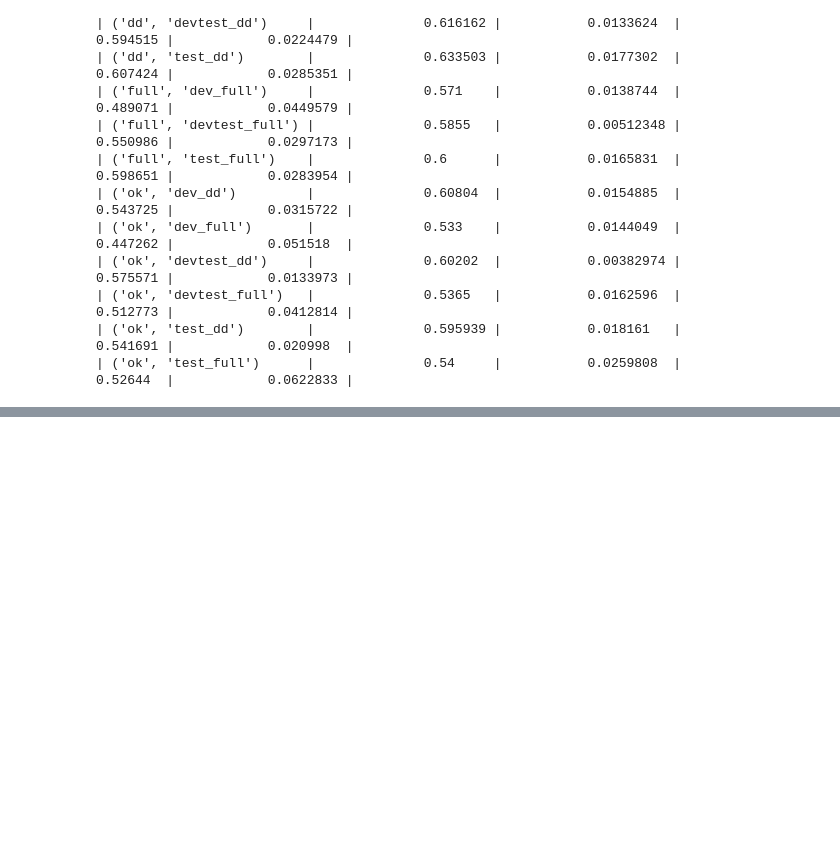
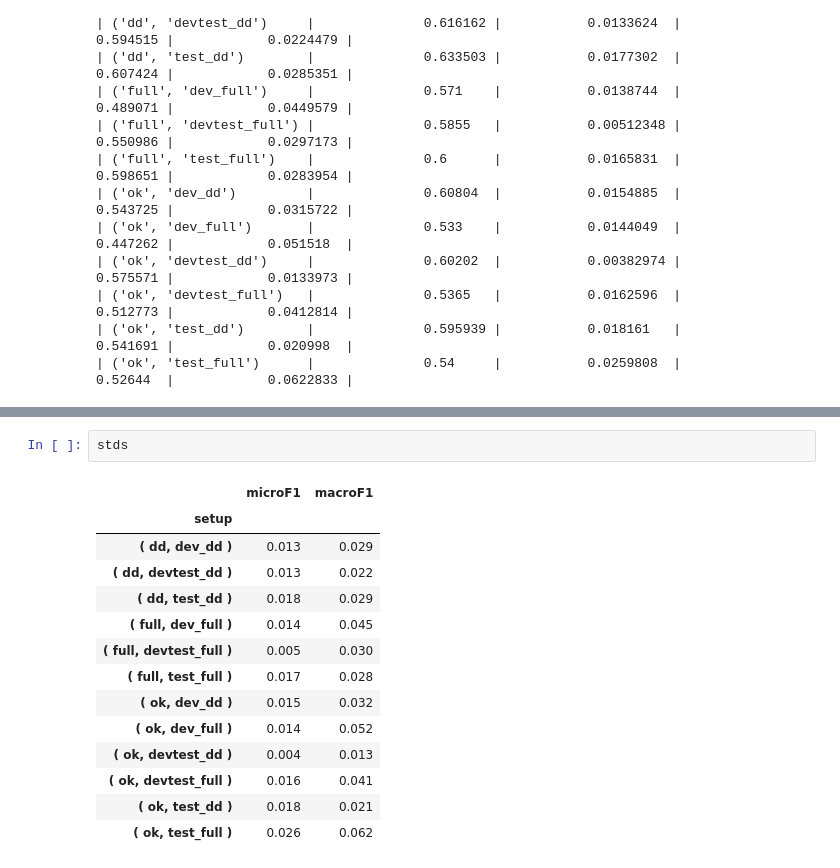
Before and after one commit to TajaKuzman/Transformers-GINCO-Experiments, a Jupyter notebook: 17_repeated_setup_training.ipynb, the cells around one changed output, grey strips where cells are left out. Saved outputs shown, nothing was run; the diff lists cells and outputs as text; blank space fills up the shorter version.

```diff
--- a/17_repeated_setup_training.ipynb
+++ b/17_repeated_setup_training.ipynb
@@ -301,0 +319,17 @@ print(_.to_markdown())
+# %%
+stds
+# %% [output]
+|  | microF1 | macroF1 |
+| setup |  |  |
+| ( dd, dev_dd ) | 0.013 | 0.029 |
+| ( dd, devtest_dd ) | 0.013 | 0.022 |
+| ( dd, test_dd ) | 0.018 | 0.029 |
+| ( full, dev_full ) | 0.014 | 0.045 |
+| ( full, devtest_full ) | 0.005 | 0.030 |
+| ( full, test_full ) | 0.017 | 0.028 |
+| ( ok, dev_dd ) | 0.015 | 0.032 |
+| ( ok, dev_full ) | 0.014 | 0.052 |
+| ( ok, devtest_dd ) | 0.004 | 0.013 |
+| ( ok, devtest_full ) | 0.016 | 0.041 |
+| ( ok, test_dd ) | 0.018 | 0.021 |
+| ( ok, test_full ) | 0.026 | 0.062 |
```
Also changed, not shown: parts of 1 cell of this notebook, 2 other files.
